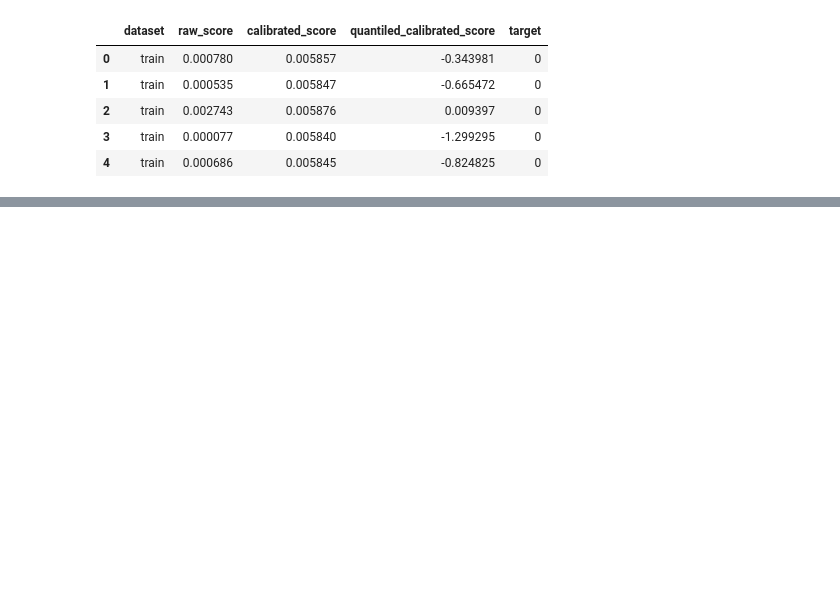
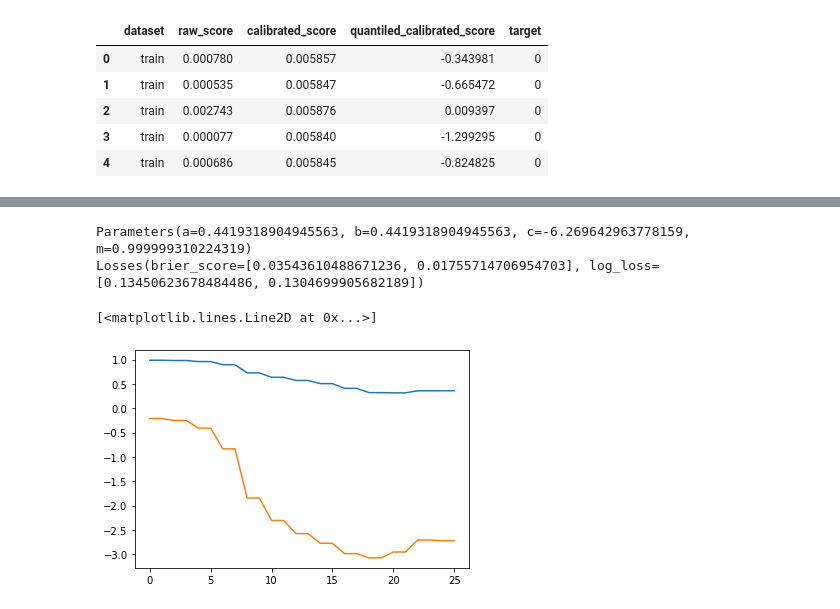
Before and after one commit to Nak007/land_readjustment, a Jupyter notebook: Calibration.ipynb, the cells around one changed output, grey strips where cells are left out. Drawn from its saved outputs; the diff is of its cells as text; code cells hidden in the pictures; blank space fills up the shorter version.

```diff
--- a/Calibration.ipynb
+++ b/Calibration.ipynb
@@ -817,6 +965,0 @@ Losses(brier_score=[0.03543610488671236, 0.016995220755660515], log_loss=[0.1345
-# %%
-a = BetaCalibration("abm")
-a.fit(probs_eval, y_eval)
-print(a.calibrator_.params_)
-print(a.calibrator_.losses_)
-_ = plt.hist(a.predict(probs_eval))
@@ -847,3 +1291,10 @@ probs_cal = X.loc[X["dataset"]=="test","raw_score"].values
 y_cal = X.loc[X["dataset"]=="test","target"].values
 probs_eval = X.loc[X["dataset"]=="train","raw_score"].values
 y_eval = X.loc[X["dataset"]=="train","target"].values
+# %%
+a = BetaCalibration("ab", LogisticRegression(C=0.001, fit_intercept=False))
+a.fit(probs_cal, y_cal)
+# print(a.calibrator_.estimator.get_params())
+print(a.calibrator_.params_)
+print(a.calibrator_.losses_)
+X = a.calibrator_.__transform__(probs_cal.reshape(-1,1))
@@ -849,0 +1318,7 @@ y_eval = X.loc[X["dataset"]=="train","target"].values
+# %%
+a = BetaCalibration("am")
+a.fit(probs_cal, y_cal)
+# print(a.calibrator_.estimator.get_params())
+print(a.calibrator_.params_)
+print(a.calibrator_.losses_)
+X = a.calibrator_.__transform__(probs_cal.reshape(-1,1))
@@ -849,0 +1328,6 @@ y_eval = X.loc[X["dataset"]=="train","target"].values
+# %%
+model = ModifiedLogistic(penalty="elasticnet", tol=1e-4, C=1e12, fit_intercept=True,
+                 class_weight="balanced", solver="L-BFGS-B", max_iter=100,
+                 l1_ratio=0.6)
+model.fit(X, y_cal)
+model.res_
@@ -849,0 +1345,23 @@ y_eval = X.loc[X["dataset"]=="train","target"].values
+# %%
+a = BetaCalibration("am", ModifiedLogistic(penalty="elasticnet",
+                                           tol=1e-4, C=1e12,
+                                           fit_intercept=True,
+                                           class_weight={0:100,1:2},
+                                           solver="L-BFGS-B",
+                                           max_iter=100,
+                                           l1_ratio=0.6))
+a.fit(probs_cal, y_cal)
+# print(a.calibrator_.estimator.get_params())
+print(a.calibrator_.params_)
+print(a.calibrator_.losses_)
+X = a.calibrator_.__transform__(probs_cal.reshape(-1,1))
+# %% [output]
+Parameters(a=0.4419318904945563, b=0.4419318904945563, c=-6.269642963778159, m=0.999999310224319)
+Losses(brier_score=[0.03543610488671236, 0.01755714706954703], log_loss=[0.13450623678484486, 0.1304699905682189])
+# %%
+plt.plot(np.array(model.params_)[2:,0])
+plt.plot(np.array(model.params_)[2:,1])
+# plt.plot(np.array(model.params_)[2:,2])
+# %% [output]
+[<matplotlib.lines.Line2D at 0x...>]
+[figure, added]
```
Also changed, not shown: parts of 19 cells of this notebook.
